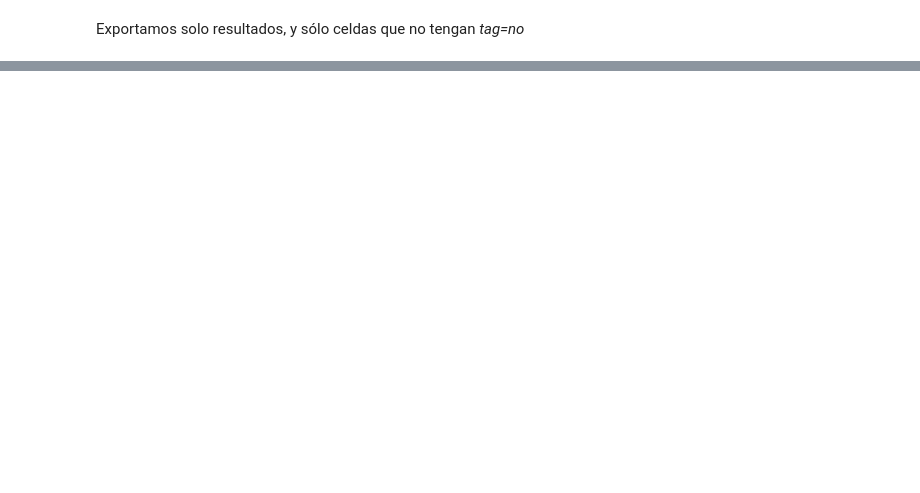
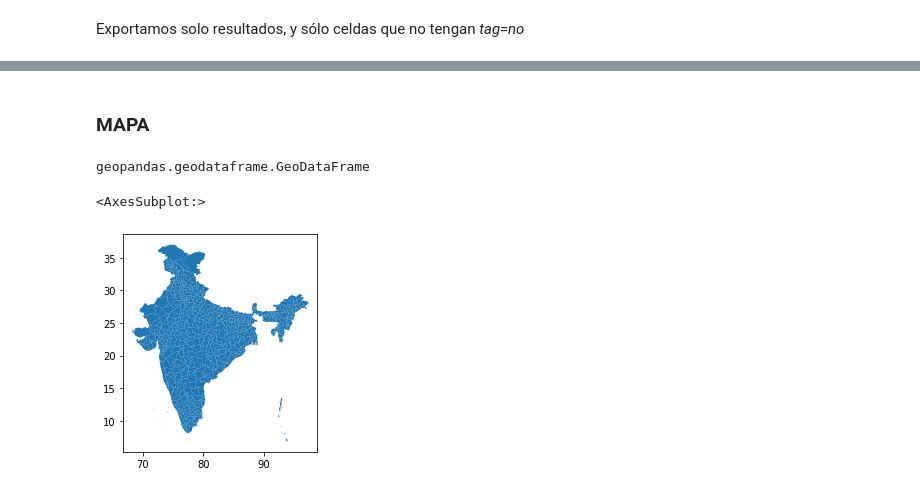
Before and after one commit to matog/iSalud-IntroCienciaDeDatos, a Jupyter notebook: Clase2-India.ipynb, the cells around one changed output, grey strips where cells are left out. Cells and saved outputs as stored; diff of their text form; code cells hidden in the pictures; blank space fills up the shorter version.

```diff
--- a/Clase2-India.ipynb
+++ b/Clase2-India.ipynb
@@ -560,0 +736,2 @@ Exportamos solo resultados, y sólo celdas que no tengan _tag=no_
+# %% [markdown]
+### MAPA
@@ -560,0 +740,11 @@ Exportamos solo resultados, y sólo celdas que no tengan _tag=no_
+# %%
+df = geopandas.read_file('Census_2011/2011_Dist.shp')
+# %%
+type(df)
+# %% [output]
+geopandas.geodataframe.GeoDataFrame
+# %%
+df['geometry'].plot()
+# %% [output]
+<AxesSubplot:>
+[figure, added]
```
Also changed, not shown: parts of 48 cells of this notebook, 1 other file.
